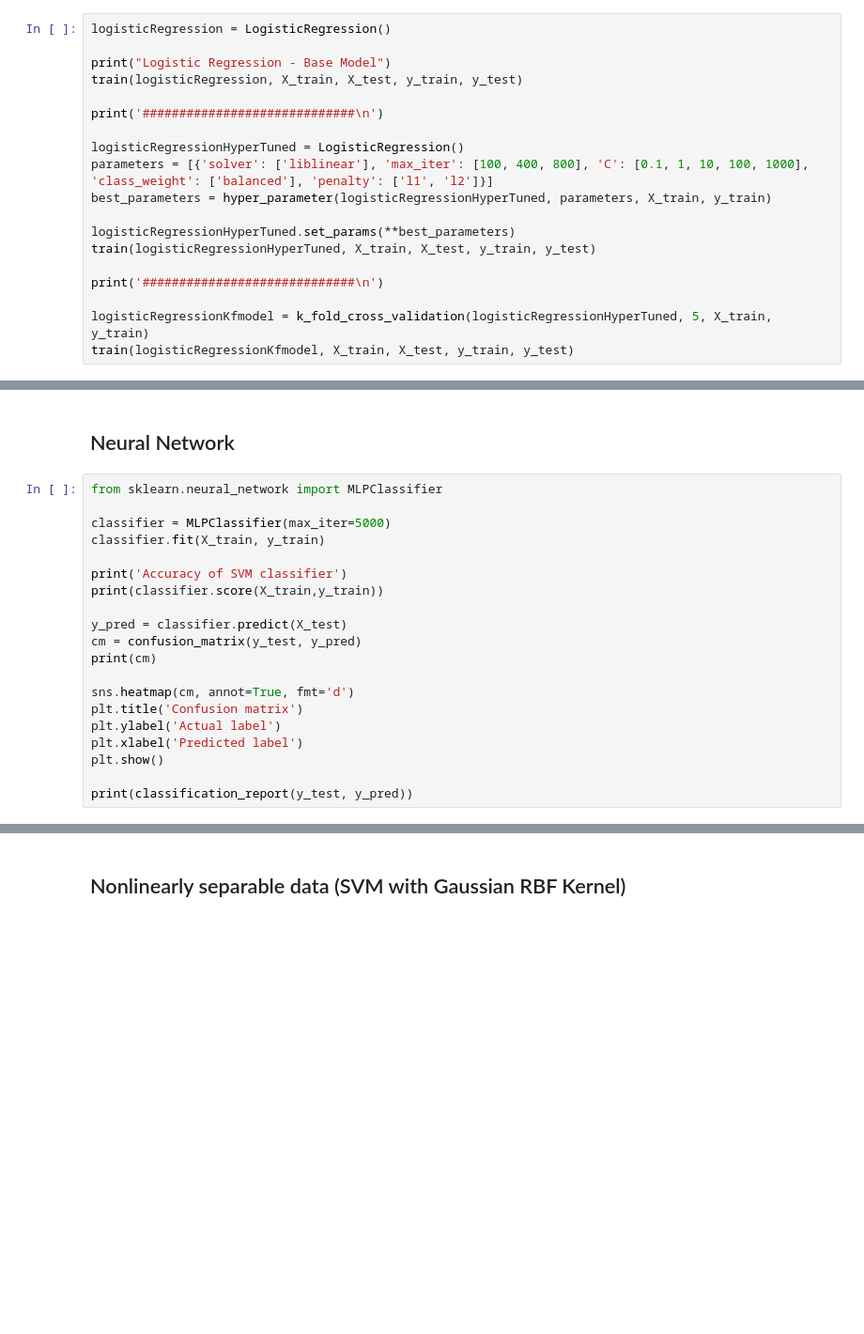
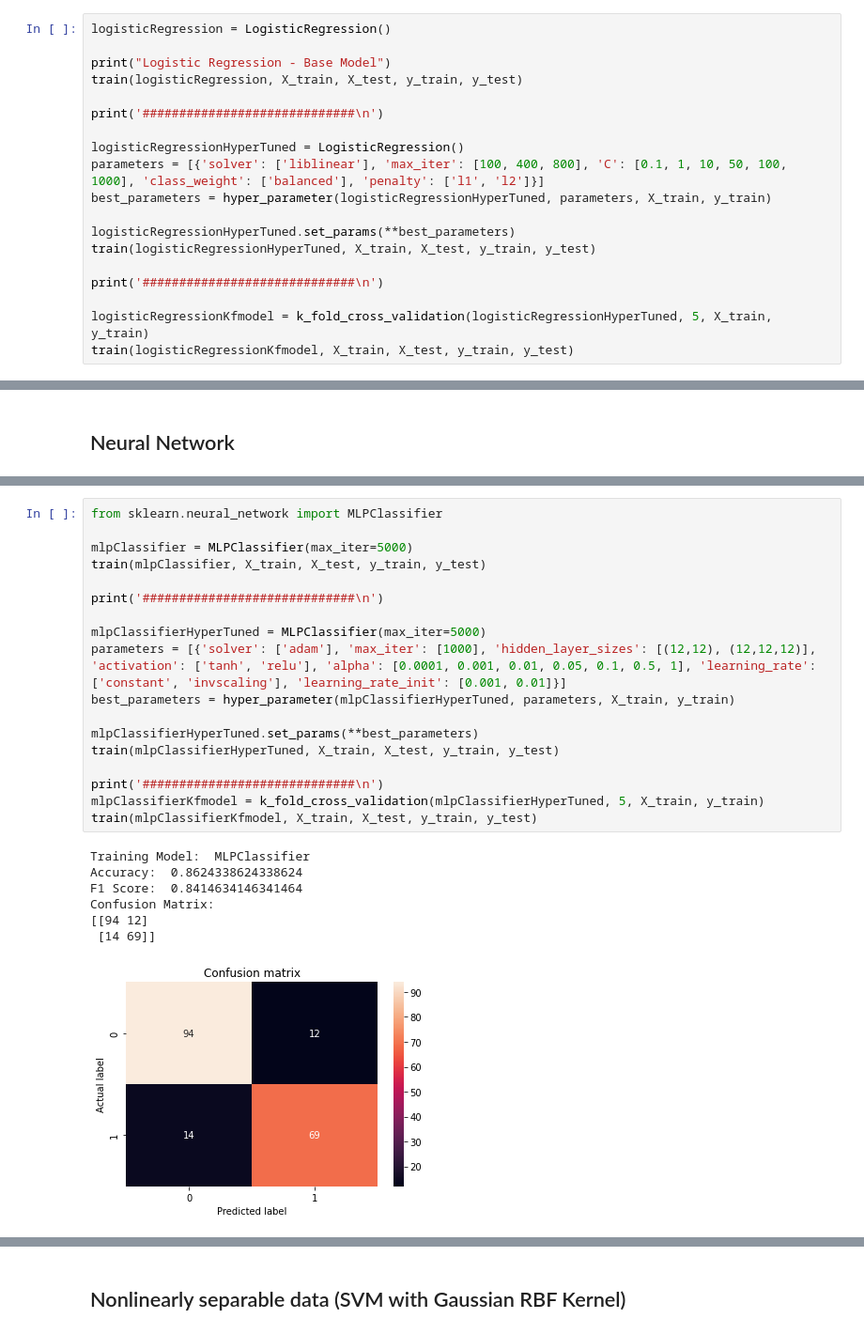
Before and after one commit to TheScorpoi/faa-mammographic, a Jupyter notebook: src/main.ipynb, the cells around one changed output, grey strips where cells are left out. Shown at 94% size. Drawn from its saved outputs; the diff is of its cells as text; blank space fills up the shorter version.

```diff
--- a/src/main.ipynb
+++ b/src/main.ipynb
@@ -236,7 +238,7 @@ train(logisticRegression, X_train, X_test, y_train, y_test)
 print('#############################\n')
 
 logisticRegressionHyperTuned = LogisticRegression()
-parameters = [{'solver': ['liblinear'], 'max_iter': [100, 400, 800], 'C': [0.1, 1, 10, 100, 1000], 'class_weight': ['balanced'], 'penalty': ['l1', 'l2']}]
+parameters = [{'solver': ['liblinear'], 'max_iter': [100, 400, 800], 'C': [0.1, 1, 10, 50, 100, 1000], 'class_weight': ['balanced'], 'penalty': ['l1', 'l2']}]
 best_parameters = hyper_parameter(logisticRegressionHyperTuned, parameters, X_train, y_train)
 
 logisticRegressionHyperTuned.set_params(**best_parameters)
@@ -311,22 +316,2 @@ weighted avg       0.87      0.87      0.87       189
 # %% [markdown]
 ## Neural Network
-# %%
-from sklearn.neural_network import MLPClassifier
-
-classifier = MLPClassifier(max_iter=5000)
-classifier.fit(X_train, y_train)
-
-print('Accuracy of SVM classifier')
-print(classifier.score(X_train,y_train))
-
-y_pred = classifier.predict(X_test)
-cm = confusion_matrix(y_test, y_pred)
-print(cm)
-
-sns.heatmap(cm, annot=True, fmt='d')
-plt.title('Confusion matrix')
-plt.ylabel('Actual label')
-plt.xlabel('Predicted label')
-plt.show()
-
-print(classification_report(y_test, y_pred))
@@ -346,0 +318,26 @@ weighted avg       0.84      0.84      0.84       189
+# %%
+from sklearn.neural_network import MLPClassifier
+
+mlpClassifier = MLPClassifier(max_iter=5000)
+train(mlpClassifier, X_train, X_test, y_train, y_test)
+
+print('#############################\n')
+
+mlpClassifierHyperTuned = MLPClassifier(max_iter=5000)
+parameters = [{'solver': ['adam'], 'max_iter': [1000], 'hidden_layer_sizes': [(12,12), (12,12,12)], 'activation': ['tanh', 'relu'], 'alpha': [0.0001, 0.001, 0.01, 0.05, 0.1, 0.5, 1], 'learning_rate': ['constant', 'invscaling'], 'learning_rate_init': [0.001, 0.01]}]
+best_parameters = hyper_parameter(mlpClassifierHyperTuned, parameters, X_train, y_train)
+
+mlpClassifierHyperTuned.set_params(**best_parameters)
+train(mlpClassifierHyperTuned, X_train, X_test, y_train, y_test)
+
+print('#############################\n')
+mlpClassifierKfmodel = k_fold_cross_validation(mlpClassifierHyperTuned, 5, X_train, y_train)
+train(mlpClassifierKfmodel, X_train, X_test, y_train, y_test)
+# %% [output]
+Training Model:  MLPClassifier
+Accuracy:  0.8624338624338624
+F1 Score:  0.8414634146341464
+Confusion Matrix:
+[[94 12]
+ [14 69]]
+[figure, added]
```
Also changed, not shown: parts of 11 cells of this notebook.
